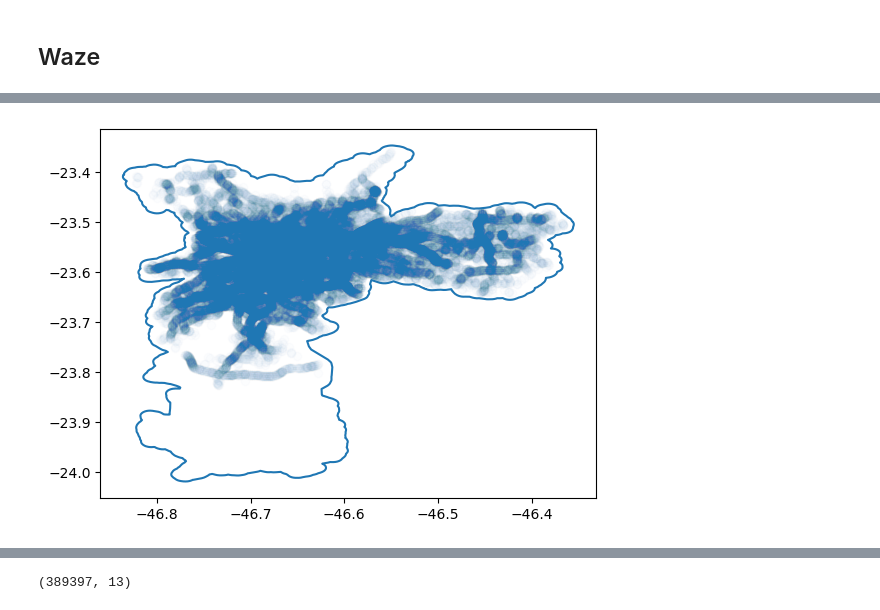
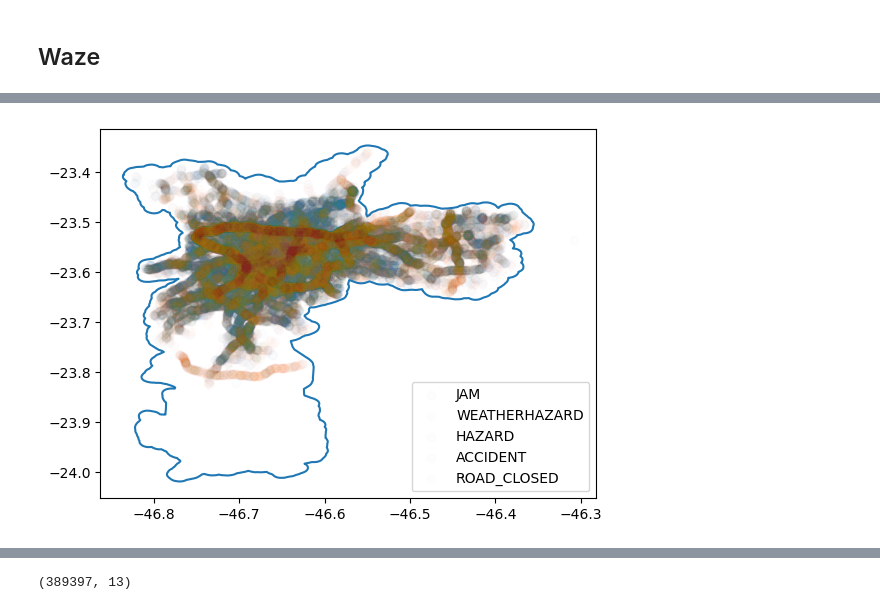
Before and after one commit to visual-ds/AutoSatViewer, a Jupyter notebook: wavelet_code/preprocess_time_series.ipynb, the cells around one changed output, grey strips where cells are left out. Drawn from its saved outputs; the diff is of its cells as text; code cells hidden in the pictures.

```diff
--- a/wavelet_code/preprocess_time_series.ipynb
+++ b/wavelet_code/preprocess_time_series.ipynb
@@ -31,8 +124,9 @@ plt.show()
 # %% [markdown]
 ## Waze
 # %%
+N = 100000
 df = pd.read_csv("data/time_series/waze-alerts.csv")
-
+df = df.sample(N)
 print(df.shape)
 df.columns
 # %% [output]
@@ -40,3 +134 @@ df.columns
 Index(['geo', 'ts', ' type', ' subtype', ' reliability', ' confidence'], dtype='object')
-# %%
-df = df.sample(100000)
@@ -50,7 +151,10 @@ df.LATITUDE = df.LATITUDE.astype(float)
 # %%
 countour = gpd.read_file("data/countour.geojson")
 plt.plot(countour.geometry[0].exterior.xy[0], countour.geometry[0].exterior.xy[1])
-plt.scatter(df['LONGITUDE'], df['LATITUDE'], alpha = 0.01)
+for ty in df[" type"].unique():
+    df_filter = df[df[" type"] == ty]
+    plt.scatter(df_filter['LONGITUDE'], df_filter['LATITUDE'], alpha = 0.01, label = ty)
+plt.legend()
 plt.show()
 # %% [output]
-[figure, old version]
+[figure, new version]
```
Also changed, not shown: parts of 68 cells of this notebook.
